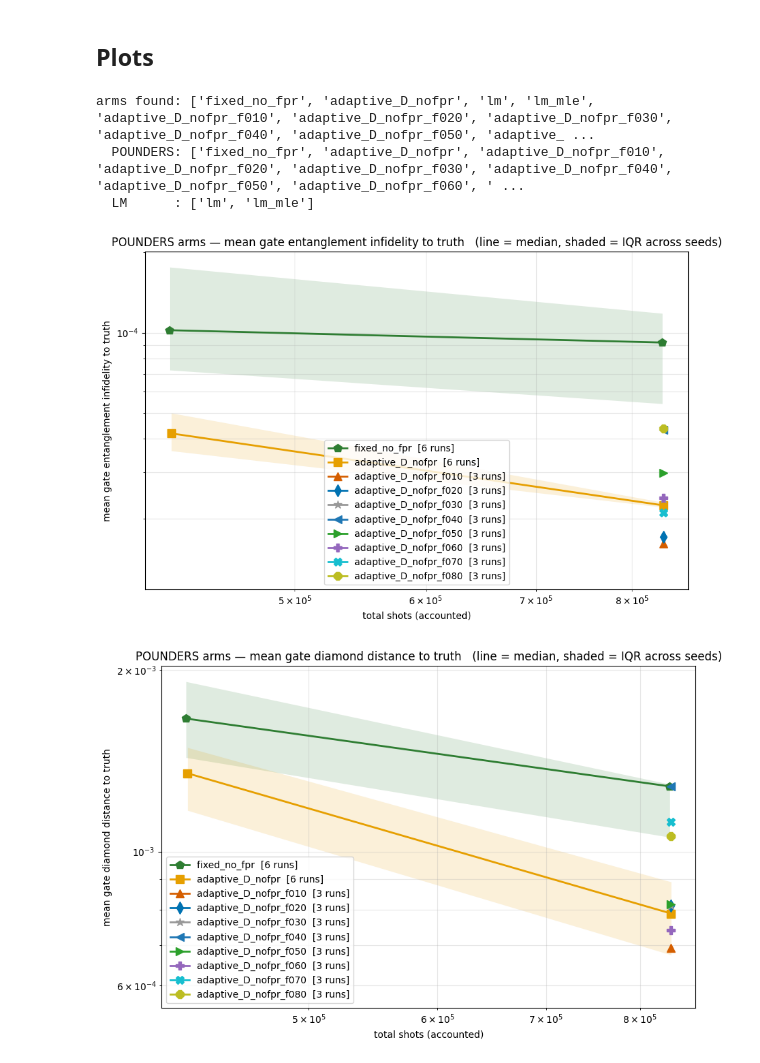
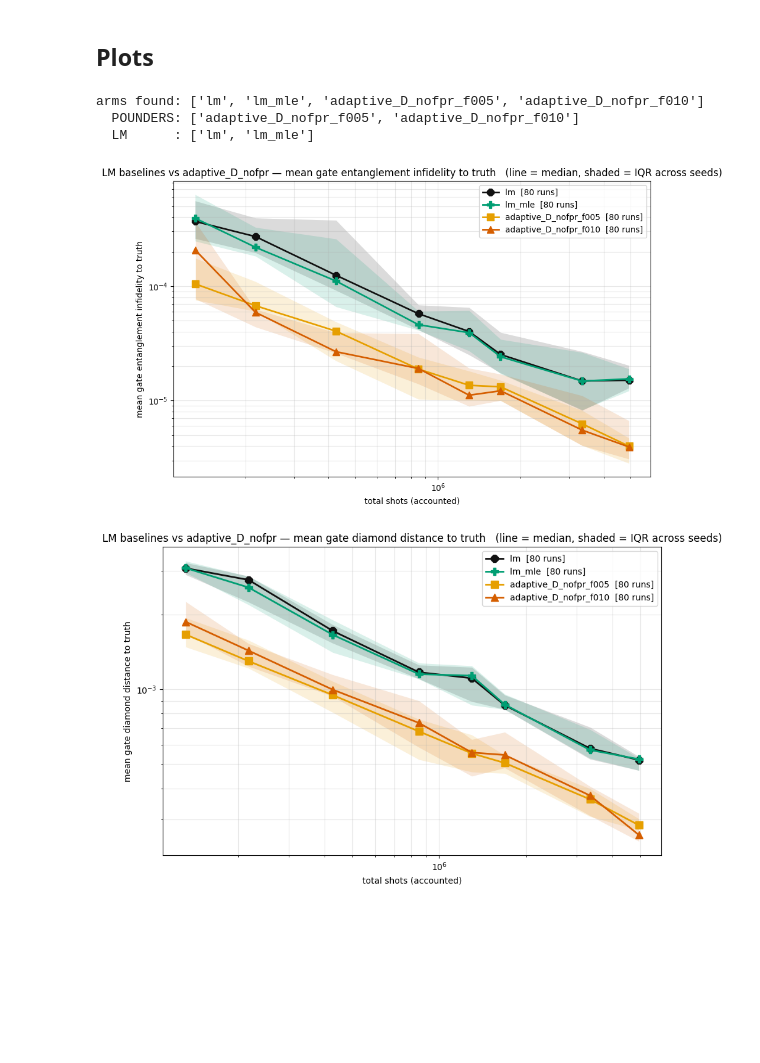
Before and after one commit to POptUS/IBCDFO, a Jupyter notebook: GST_POUNDERS/seed_sweep_experiments/estimator_comparison.ipynb, the cells around one changed output. Saved outputs shown, nothing was run; the diff lists cells and outputs as text; code cells hidden in the pictures; blank space fills up the shorter version.

```diff
--- a/GST_POUNDERS/seed_sweep_experiments/estimator_comparison.ipynb
+++ b/GST_POUNDERS/seed_sweep_experiments/estimator_comparison.ipynb
@@ -561,22 +283,18 @@ for _i, _m in enumerate(sorted(set(df["method"]) - set(STYLE))):
 
 # The first three are computed after gaugeopt and so depend on gaugeopt_spam_weight; the
 # last two do not depend on any gauge choice. See the "Gauge-free metrics" section above.
+# Straight from summary.json. Both are computed after gaugeopt_to_target, so both depend
+# on the config's gaugeopt_spam_weight -- worth stating anywhere these numbers are quoted.
+# Read the SPAM panel with more caution than the other two. A gauge transformation acts
+# on gates by conjugation (G -> M G M^-1), so gate eigenvalues -- and hence a lot of what
+# infidelity and diamond distance see -- survive it. It acts on SPAM one-sidedly
+# (rho -> M rho, E -> E M^-1), so there is no comparable invariant: part of any SPAM error
+# reported here is the residual of gaugeopt_to_target, and it moves with the config's
+# gaugeopt_spam_weight. SPAM differences BETWEEN arms are still meaningful because every
+# arm is gauge-fixed the same way; the absolute level is not.
 METRICS = (("infidelity", "mean gate entanglement infidelity to truth"),
            ("diamond",    "mean gate diamond distance to truth"),
-           # Trace distance, not the L2 norm on superket coefficients: L2 is
-           # basis-dependent and bounds nothing an experiment could measure, whereas the
-           # trace distance IS the largest probability difference any measurement could
-           # produce. Both are still gauge-dependent -- SPAM has no invariant form.
-           ("spam_tracedist", "mean SPAM trace distance to truth"),
-           ("ev_diamond", "mean gate eigenvalue diamond norm to truth  [GAUGE-FREE]"),
-           ("ev_diamond_nu",
-            "mean gate eigenvalue nonunitary diamond norm to truth  [GAUGE-FREE, decay only]"),
-           # Estimator quality rather than distance-to-truth: neither needs a gauge, and
-           # nongauge_gen_var needs no truth model either. Lower is better for both.
-           ("nongauge_gen_var",
-            "nongauge generalised variance, exp(-logdet H / rank)  [GAUGE-FREE, no truth]"),
-           ("oos_2dlogl",
-            "out-of-sample 2*deltaLogL on a fresh common dataset  [GAUGE-FREE]"))
+           ("spam_td",    "mean SPAM trace distance to truth"))
 
 # Spread around the median, across the seeds within each run folder.
 #   "iqr"  - shaded 25th-75th percentile band (readable with several series overlapping)
@@ -638,48 +356,40 @@ PREFERRED = ["fixed_no_fpr", "fixed_fpr",
              "adaptive_D", "adaptive_D_nofpr", "adaptive_A", "adaptive_A_nofpr",
              "adaptive_L", "adaptive_L_nofpr",
              "lm", "lm_mle", "lm_fpr"]
 
 def order(ms):
     ms = set(ms)
     head = [m for m in PREFERRED if m in ms]
     return head + sorted(ms - set(head))
 
 ALL_ARMS = order(df["method"].dropna().unique())
 LM_ARMS = [m for m in ALL_ARMS if m.startswith("lm")]
 POUNDERS_ARMS = [m for m in ALL_ARMS if m not in LM_ARMS]
 ADAPTIVE_ARMS = [m for m in POUNDERS_ARMS if m.startswith("adaptive")]
 print("arms found:", ALL_ARMS)
 print("  POUNDERS:", POUNDERS_ARMS)
 print("  LM      :", LM_ARMS)
 
-# 1. the POUNDERS arms on their own
-plot(POUNDERS_ARMS, "POUNDERS arms", "all")
-
-# 2. every LM baseline against every adaptive arm, at matched revealed shots.
-#    lm      = pyGSTi defaults: chi2 up the max-length ladder, one dlogl at the end
-#    lm_mle  = dlogl at every ladder stage, no chi2 warmup, full 1918-circuit design
-#    lm_fpr  = the same dlogl fit on pyGSTi's static FPR design -- fewer circuits, more shots
-#              each. Estimator matches lm_mle exactly, so the pair isolates the DESIGN.
-#    adaptive_*_nofpr = adaptive allocation with the FPR reduction switched off, which
-#              unbundles the allocation gain from the circuit-reduction loss.
-plot(LM_ARMS + ADAPTIVE_ARMS, "LM variants vs adaptive", "cmp")
-
-# 3. everything on one axis
-plot(ALL_ARMS, "All methods", "every")
+# One figure per metric: every LM baseline against every adaptive_D_nofpr fraction, at
+# matched revealed shots. Two metrics x one arm group = two figures.
+#   lm      = pyGSTi defaults: chi2 up the max-length ladder, one dlogl at the end
+#   lm_mle  = dlogl at every ladder stage, no chi2 warmup, same 1918-circuit design
+#   *_fNNN  = adaptive allocation, no FPR, NNN/100 of the budget spent uniformly first
+plot(LM_ARMS + ADAPTIVE_ARMS, "LM baselines vs adaptive_D_nofpr", "cmp")
 
 print("figures written to", DIR)
 
 
 # ---- median table, one row per budget -------------------------------------------------
 for metric, ylabel in METRICS:
     piv = df.pivot_table(index="run", columns="method", values=metric, aggfunc="median")
     if piv.dropna(how="all").empty:
         continue
     print(f"\nmedian {ylabel} by budget")
     print(piv.to_string(float_format=lambda v: f"{v:.3e}"))
 # %% [output]
-arms found: ['fixed_no_fpr', 'adaptive_D_nofpr', 'lm', 'lm_mle', 'adaptive_D_nofpr_f010', 'adaptive_D_nofpr_f020', 'adaptive_D_nofpr_f030', 'adaptive_D_nofpr_f040', 'adaptive_D_nofpr_f050', 'adaptive_ ...
-  POUNDERS: ['fixed_no_fpr', 'adaptive_D_nofpr', 'adaptive_D_nofpr_f010', 'adaptive_D_nofpr_f020', 'adaptive_D_nofpr_f030', 'adaptive_D_nofpr_f040', 'adaptive_D_nofpr_f050', 'adaptive_D_nofpr_f060', ' ...
+arms found: ['lm', 'lm_mle', 'adaptive_D_nofpr_f005', 'adaptive_D_nofpr_f010']
+  POUNDERS: ['adaptive_D_nofpr_f005', 'adaptive_D_nofpr_f010']
   LM      : ['lm', 'lm_mle']
-[figure, old version]
+[figure, new version]
-[figure, old version]
+[figure, new version]
```
Also changed, not shown: parts of 7 cells of this notebook, 7 other files.
